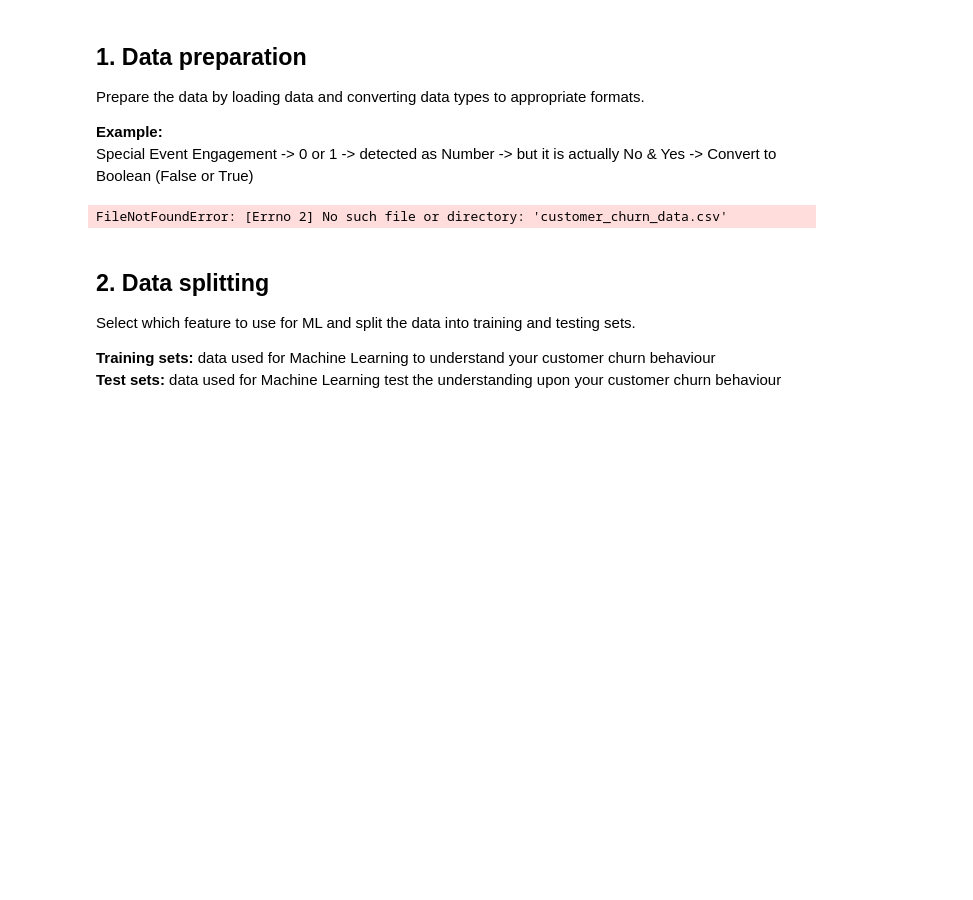
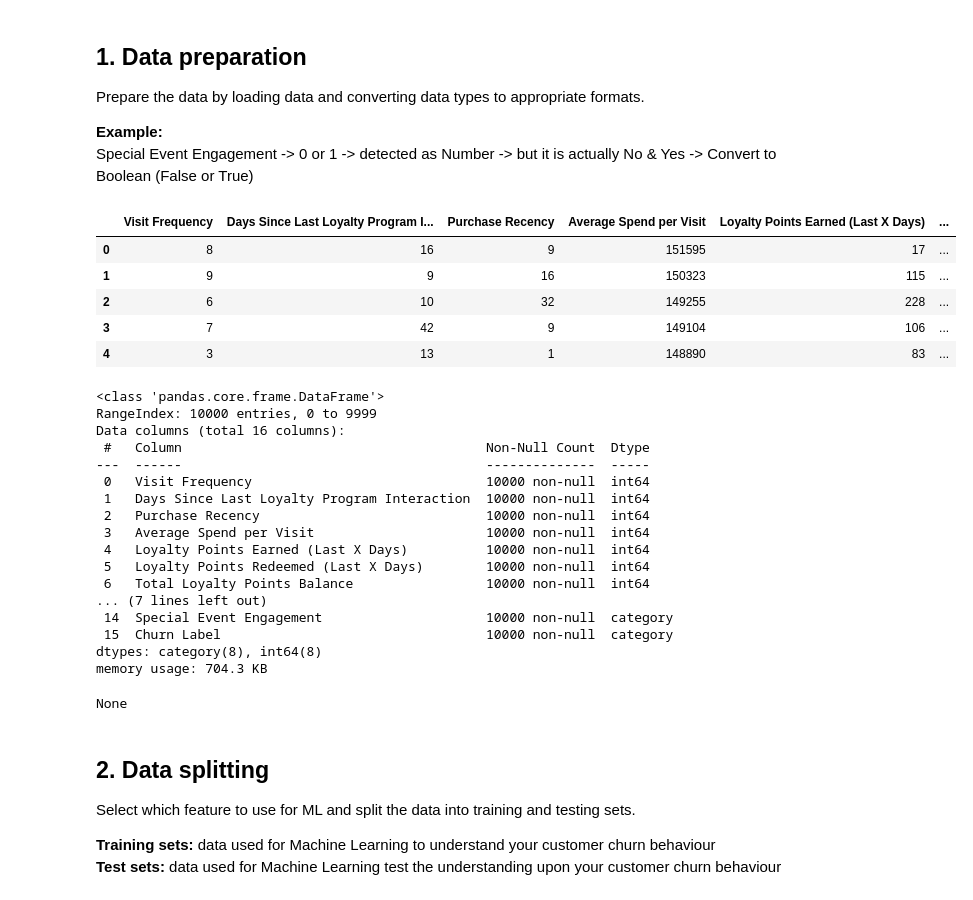
Before and after one commit to randi-source/DS-Introduction, a Jupyter notebook: hands_on/Reduce_Customer_Churn_&_Increase_Retention_Rates.ipynb, the cells around one changed output. Cells and saved outputs as stored; diff of their text form; code cells hidden in the pictures; blank space fills up the shorter version.

```diff
--- a/hands_on/Reduce_Customer_Churn_&_Increase_Retention_Rates.ipynb
+++ b/hands_on/Reduce_Customer_Churn_&_Increase_Retention_Rates.ipynb
@@ -41,24 +41,47 @@ Special Event Engagement -> 0 or 1 -> detected as Number -> but it is actually N
 # %%
 import pandas as pd
 import numpy as np
 
 # Load dataset
-df = pd.read_csv('customer_churn_data.csv', sep=';')
+df = pd.read_csv('https://raw.githubusercontent.com/randi-source/DS-Introduction/main/customer_churn_data.csv', sep=';')
 
 # Convert numeric columns to numeric types, coercing errors to NaN
 numeric_cols = ['Visit Frequency', 'Days Since Last Loyalty Program Interaction', 'Purchase Recency', 'Average Spend per Visit', 'Loyalty Points Earned (Last X Days)', 'Loyalty Points Redeemed (Last X Days)', 'Total Loyalty Points Balance', 'Number of Complaints (Last X Days)']
 for col in numeric_cols:
     df[col] = pd.to_numeric(df[col], errors='coerce')
 
 # Convert categorical columns to category type
 categorical_cols = ['Most Purchased Product Category', 'Change in Product Category', 'Time of Visit (Peak/Off-Peak)', 'Preferred Order Method', 'Change in Order Method', 'Sentiment of Last Review/Feedback', 'Special Event Engagement', 'Churn Label']
 for col in categorical_cols:
     df[col] = df[col].astype('category')
 
 display(df.head())
 display(df.info())
 # %% [output]
+|  | Visit Frequency | Days Since Last Loyalty Program I... | Purchase Recency | Average Spend per Visit | Loyalty Points Earned (Last X Days) | ... |
+| 0 | 8 | 16 | 9 | 151595 | 17 | ... |
+| 1 | 9 | 9 | 16 | 150323 | 115 | ... |
+| 2 | 6 | 10 | 32 | 149255 | 228 | ... |
+| 3 | 7 | 42 | 9 | 149104 | 106 | ... |
+| 4 | 3 | 13 | 1 | 148890 | 83 | ... |
-FileNotFoundError: [Errno 2] No such file or directory: 'customer_churn_data.csv'
+<class 'pandas.core.frame.DataFrame'>
+RangeIndex: 10000 entries, 0 to 9999
+Data columns (total 16 columns):
+ #   Column                                       Non-Null Count  Dtype
+---  ------                                       --------------  -----
+ 0   Visit Frequency                              10000 non-null  int64
+ 1   Days Since Last Loyalty Program Interaction  10000 non-null  int64
+ 2   Purchase Recency                             10000 non-null  int64
+ 3   Average Spend per Visit                      10000 non-null  int64
+ 4   Loyalty Points Earned (Last X Days)          10000 non-null  int64
+ 5   Loyalty Points Redeemed (Last X Days)        10000 non-null  int64
+ 6   Total Loyalty Points Balance                 10000 non-null  int64
+... (7 lines left out)
+ 14  Special Event Engagement                     10000 non-null  category
+ 15  Churn Label                                  10000 non-null  category
+dtypes: category(8), int64(8)
+memory usage: 704.3 KB
+None
 # %% [markdown]
 ## 2. Data splitting
 
```
Also changed, not shown: parts of 6 cells of this notebook.
